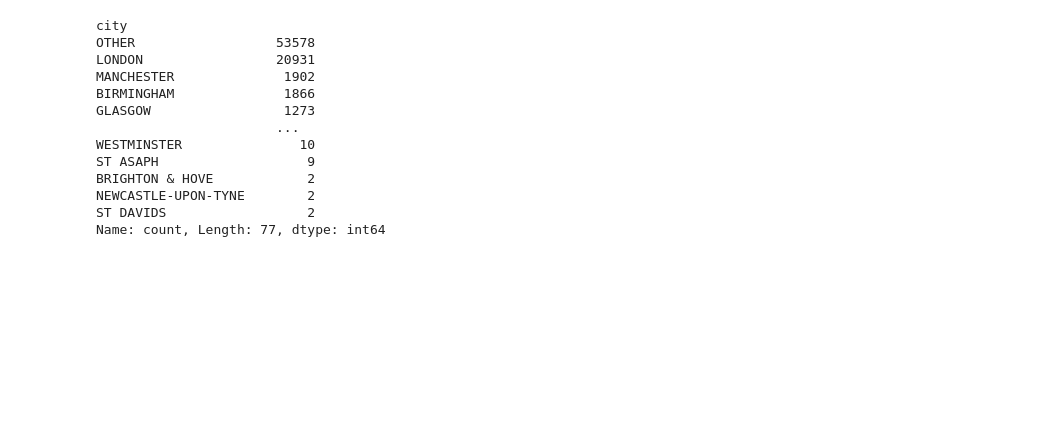
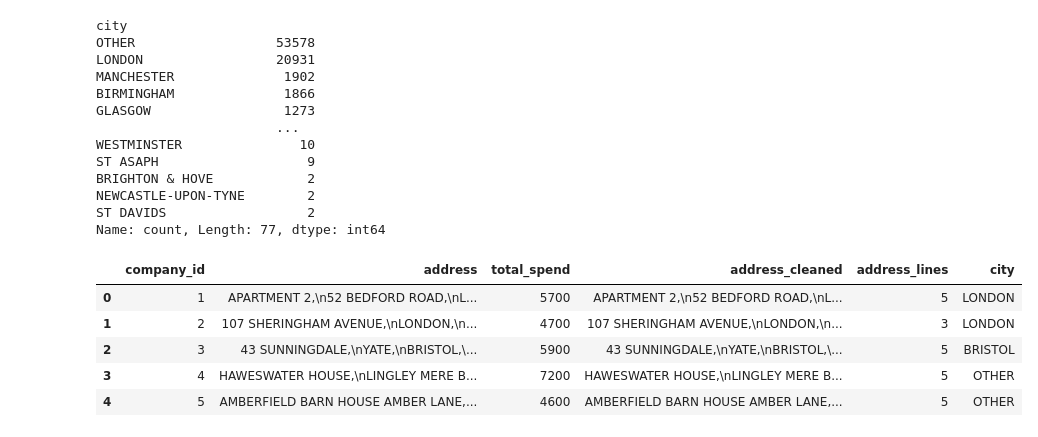
Before and after one commit to KhaingSuThway/Analyzing-customer-retail-spend-in-different-geographic-areas, a Jupyter notebook: notebooks/analysis.ipynb, the cells around one changed output. Drawn from its saved outputs; the diff is of its cells as text; code cells hidden in the pictures; blank space fills up the shorter version.

```diff
--- a/notebooks/analysis.ipynb
+++ b/notebooks/analysis.ipynb
@@ -474,3 +474,12 @@ ST DAVIDS                  2
 Name: count, Length: 77, dtype: int64
 # %%
 customers_data.to_csv(r"..\Data\cleaned_customers_data.csv")
+# %%
+customers_data.head()
+# %% [output]
+|  | company_id | address | total_spend | address_cleaned | address_lines | city |
+| 0 | 1 | APARTMENT 2,\n52 BEDFORD ROAD,\nL... | 5700 | APARTMENT 2,\n52 BEDFORD ROAD,\nL... | 5 | LONDON |
+| 1 | 2 | 107 SHERINGHAM AVENUE,\nLONDON,\n... | 4700 | 107 SHERINGHAM AVENUE,\nLONDON,\n... | 3 | LONDON |
+| 2 | 3 | 43 SUNNINGDALE,\nYATE,\nBRISTOL,\... | 5900 | 43 SUNNINGDALE,\nYATE,\nBRISTOL,\... | 5 | BRISTOL |
+| 3 | 4 | HAWESWATER HOUSE,\nLINGLEY MERE B... | 7200 | HAWESWATER HOUSE,\nLINGLEY MERE B... | 5 | OTHER |
+| 4 | 5 | AMBERFIELD BARN HOUSE AMBER LANE,... | 4600 | AMBERFIELD BARN HOUSE AMBER LANE,... | 5 | OTHER |
```
Also changed, not shown: parts of 3 cells of this notebook, 1 other file.
